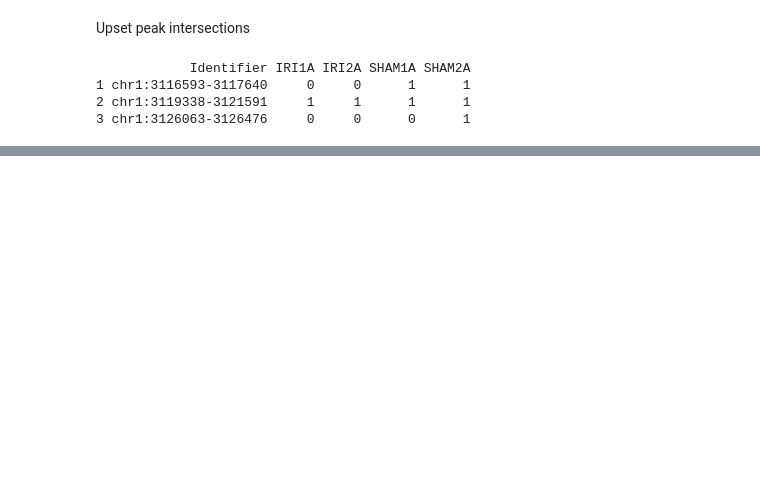
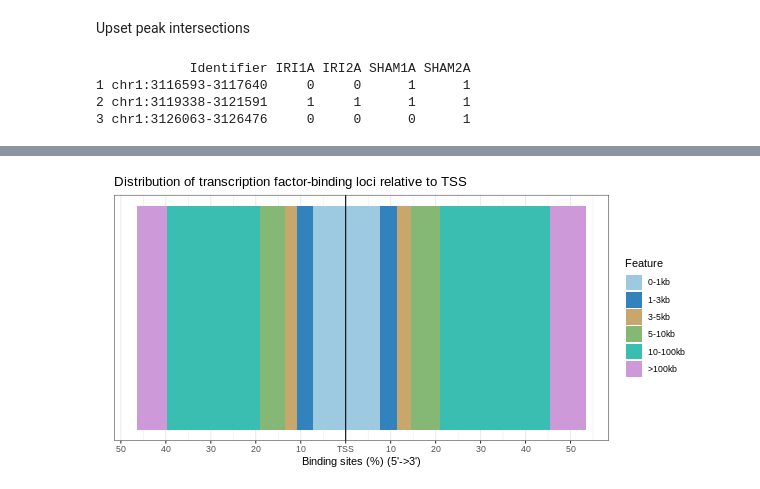
Before and after one commit to chizksh/ATAC-seq_analysis, a Jupyter notebook: peakFilterConsensus.ipynb, the cells around one changed output, grey strips where cells are left out. Cells and saved outputs as stored; diff of their text form; code cells hidden in the pictures; blank space fills up the shorter version.

```diff
--- a/peakFilterConsensus.ipynb
+++ b/peakFilterConsensus.ipynb
@@ -704,0 +1043,5 @@ order.by = "freq", empty.intersections = "on")
+# %%
+%%R -h 300 -w 600 -u px
+plotDistToTSS(anno_IRISHAM_FDR)
+# %% [output]
+[figure, added]
```
Also changed, not shown: parts of 58 cells of this notebook.
